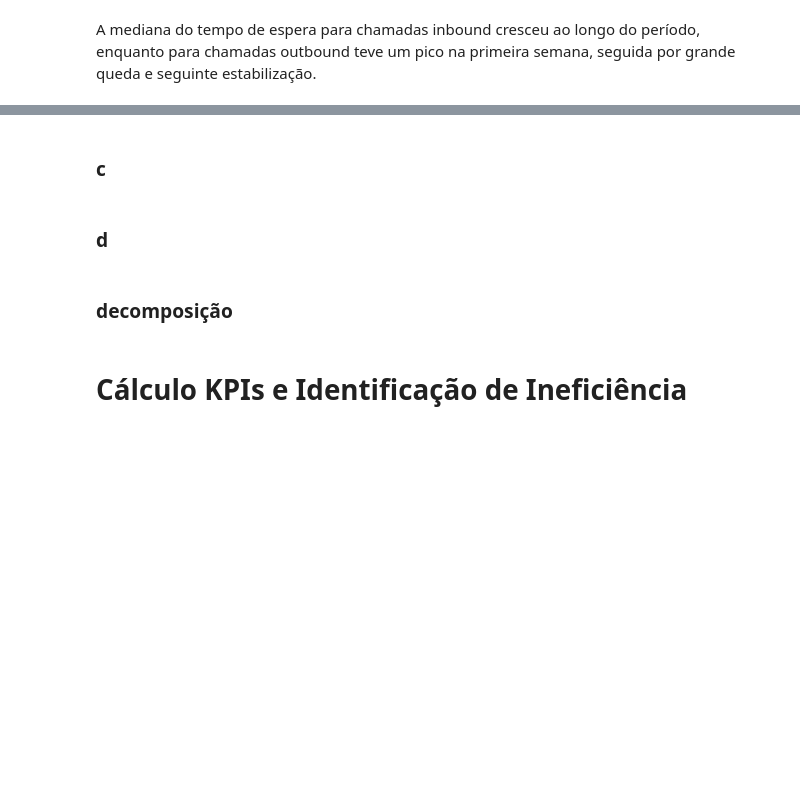
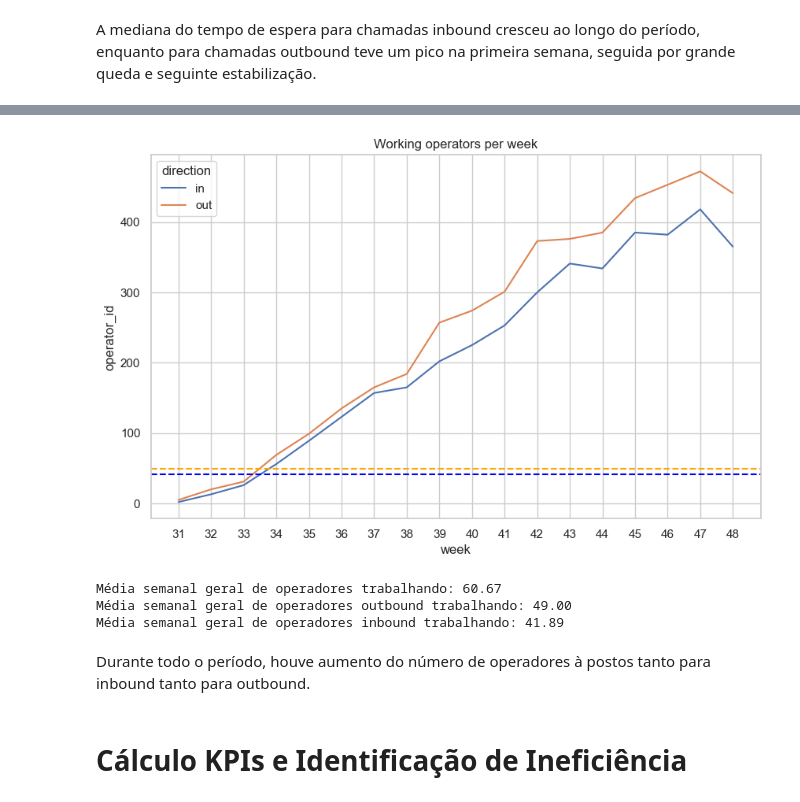
Before and after one commit to rodriguesbrian/tt14_call_center_project, a Jupyter notebook: notebooks/call_center_efficiency.ipynb, the cells around one changed output, grey strips where cells are left out. Saved outputs shown, nothing was run; the diff lists cells and outputs as text; code cells hidden in the pictures; blank space fills up the shorter version.

```diff
--- a/notebooks/call_center_efficiency.ipynb
+++ b/notebooks/call_center_efficiency.ipynb
@@ -537,2 +505,0 @@ A mediana do tempo de espera para chamadas inbound cresceu ao longo do período,
-# %% [markdown]
-### c
@@ -541,2 +505,0 @@ A mediana do tempo de espera para chamadas inbound cresceu ao longo do período,
-# %% [markdown]
-### d
@@ -545,4 +506,20 @@ A mediana do tempo de espera para chamadas inbound cresceu ao longo do período,
-# %% [markdown]
-### decomposição
+# %%
+# criação gráfico de linhas
+sns.lineplot(data=telecom.groupby(['week', 'direction'])['operator_id'].nunique().reset_index(), x='week', y='operator_id', hue='direction')
+plt.title('Working operators per week')
+plt.xticks(telecom['week'].unique())
+plt.axhline(y=(telecom[telecom['direction'] == 'in']['operator_id'].nunique() / telecom['week'].nunique()), color='blue', linestyle='--')
+plt.axhline(y=(telecom[telecom['direction'] == 'out']['operator_id'].nunique() / telecom['week'].nunique()), color='orange', linestyle='--')
+plt.show()
+print(f"Média semanal geral de operadores trabalhando: {telecom['operator_id'].nunique() / telecom['week'].nunique():.2f}")
+print(f"Média semanal geral de operadores outbound trabalhando: {telecom[telecom['direction'] == 'out']['operator_id'].nunique() / telecom['week'].nunique():.2f}")
+print(f"Média semanal geral de operadores inbound trabalhando: {telecom[telecom['direction'] == 'in']['operator_id'].nunique() / telecom['week'].nunique():.2f}")
+# %% [output]
+[figure, added]
+Média semanal geral de operadores trabalhando: 60.67
+Média semanal geral de operadores outbound trabalhando: 49.00
+Média semanal geral de operadores inbound trabalhando: 41.89
+# %% [markdown]
+Durante todo o período, houve aumento do número de operadores à postos tanto para inbound tanto para outbound.
 # %% [markdown]
 # Cálculo KPIs e Identificação de Ineficiência
```
Also changed, not shown: parts of 43 cells of this notebook.
